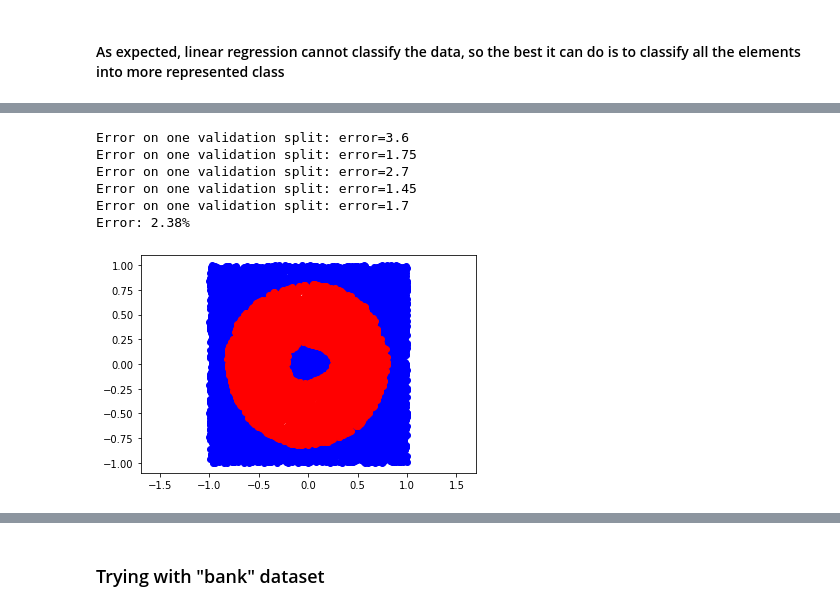
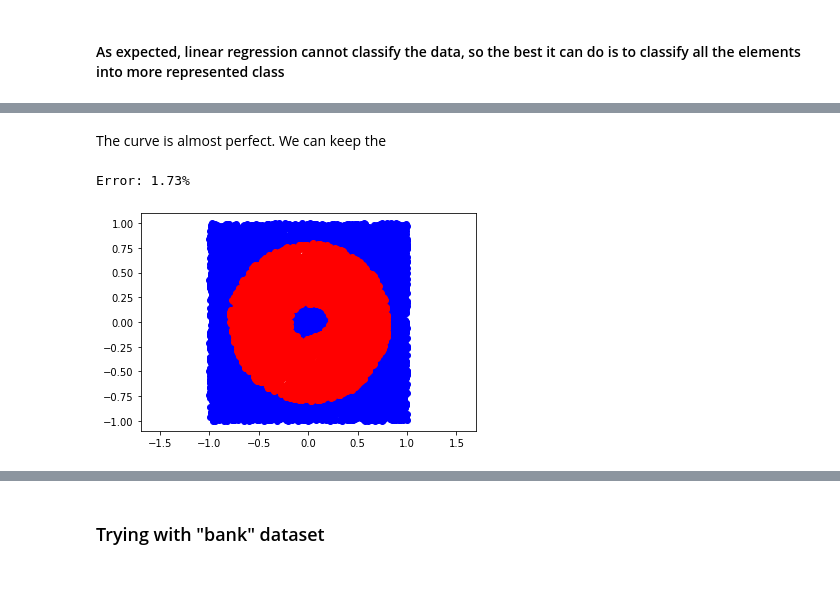
Before and after one commit to ddatsko/URV_NEC_HW2, a Jupyter notebook: classification.ipynb, the cells around one changed output, grey strips where cells are left out. Cells and saved outputs as stored; diff of their text form; code cells hidden in the pictures; blank space fills up the shorter version.

Commit message:
Added plotting ROC curves and confusion matrices during comarison for ring and bank

```diff
--- a/classification.ipynb
+++ b/classification.ipynb
@@ -97,7 +98,7 @@ def run_linear_regression(train_dataset, test_inputs) -> np.array:
     """
     reg = LinearRegression().fit(train_dataset[:, :-1], train_dataset[:, -1])
     prediction = reg.predict(test_inputs)
-    prediction[prediction > 0.2] = 1
+    prediction[prediction > 0.5] = 1
     prediction[prediction != 1] = 0
     return prediction
 
@@ -110,8 +111,7 @@ def run_linear_regression_get_real_scores(train_dataset, test_inputs) -> np.arra
     prediction = reg.predict(test_inputs)
     return prediction
 
-
-def run_pytorch_network(network_parameters, lr, epochs, train_dataset, test_inputs, silent=True) -> np.array:
+def run_pytorch_network(network_parameters, lr, momentum, epochs, train_dataset, test_inputs, silent=True, real_outputs=False) -> np.array:
     """
     Train a pytorch network and predict outputs for test_inputs
     """
@@ -119,11 +119,12 @@ def run_pytorch_network(network_parameters, lr, epochs, train_dataset, test_inpu
     random.seed(42)
     np.random.seed(42)
     network = MyPytorchNetwork(*network_parameters)
-    network = train_torch_network(network, train_dataset, epochs, 10, learning_rate=lr, silent=silent, momentum=0.9,
+    network = train_torch_network(network, train_dataset, epochs, 10, learning_rate=lr, silent=silent, momentum=momentum,
                         train_ratio=0.8)
     prediction = network(torch.from_numpy(test_inputs)).detach().numpy().flatten()
-    prediction[prediction > 0.5] = 1
-    prediction[prediction != 1] = 0
+    if not real_outputs:
+        prediction[prediction > 0.5] = 1
+        prediction[prediction != 1] = 0
     return prediction
 # %%
 def classification_error(real_values, predictions):
@@ -186,6 +177,12 @@ def plot_roc_curve(real, prediction_score):
     plt.ylabel("True Positive Rate")
     plt.title('ROC Curve')
     plt.show()
+
+    # Find the optimal threshold point
+    i = np.arange(len(tpr))
+    roc = pd.DataFrame({'tf' : pd.Series(tpr-(1-fpr), index=i), 'threshold' : pd.Series(thresholds, index=i)})
+    roc_t = roc.iloc[(roc.tf-0).abs().argsort()[:1]]
+    return list(roc_t['threshold'])
 # %% [markdown]
 ### Trying with "ring" dataset
 # %%
@@ -282,0 +380,5 @@ When trying to train a neural network, I was experimenting with many parameters
+# %%
+pred = run_pytorch_network([[2, 16, 15, 1], 'tanh'], 0.006, 0.9, 30, ring_sep.copy(), ring_test[:, :-1], real_outputs=True)
+# %%
+optimal_threshold = plot_roc_curve(ring_test[:, -1], pred)[0]
+print("Optimal threshold point:", optimal_threshold)
@@ -283,15 +389,10 @@ When trying to train a neural network, I was experimenting with many parameters
+# %% [markdown]
+The curve is almost perfect. We can keep the
 # %%
-nn_params = [[2, 16, 15, 1], 'tanh']
-
-n_folds(5, ring_sep, lambda *args: run_pytorch_network(nn_params, 0.006, 30, *args), silent=False)
-pred = run_pytorch_network(nn_params, 0.006, 30, ring_sep.copy(), ring_test[:, :-1])
+pred[pred < optimal_threshold] = 0
+pred[pred != 0] = 1
 plot_ring_pred(ring_test[:, :2], pred)
 print(f"Error: {classification_error(pred, ring_test[:, -1])}%")
 # %% [output]
-Error on one validation split: error=3.6
-Error on one validation split: error=1.75
-Error on one validation split: error=2.7
-Error on one validation split: error=1.45
-Error on one validation split: error=1.7
-Error: 2.38%
+Error: 1.73%
-[figure, old version]
+[figure, new version]
```
Also changed, not shown: parts of 53 cells of this notebook.
